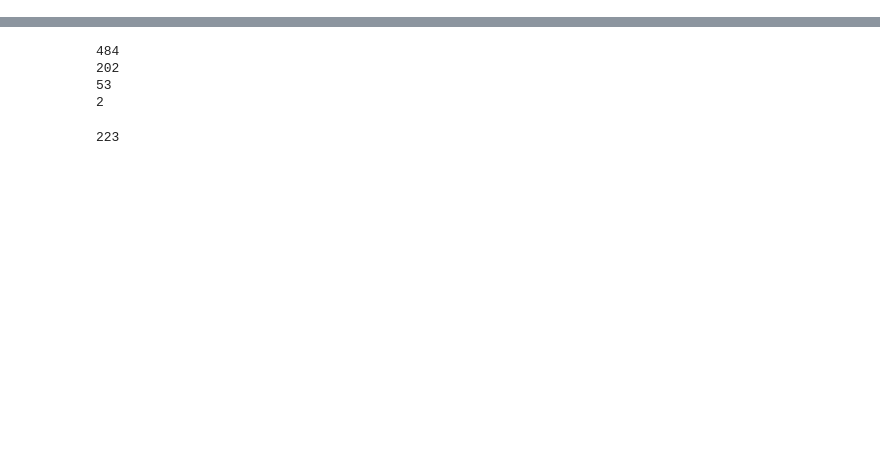
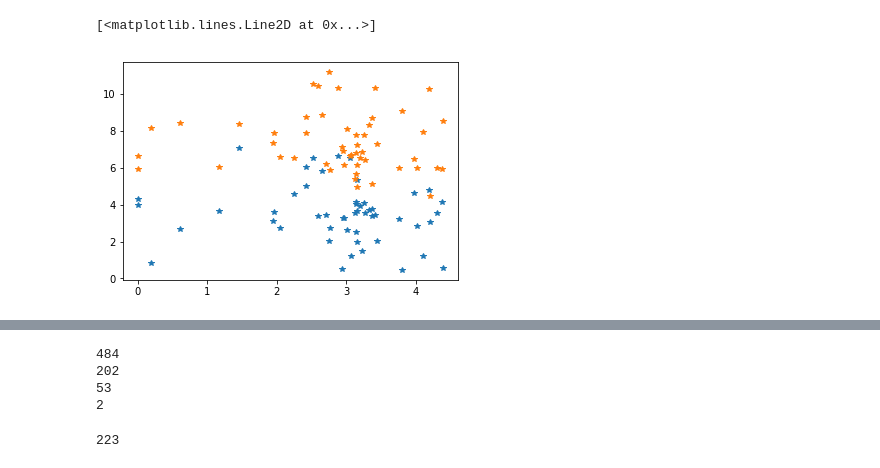
Before and after one commit to sstoikov/music-catalogs, a Jupyter notebook: models.ipynb, the cells around one changed output, grey strips where cells are left out. Saved outputs shown, nothing was run; the diff lists cells and outputs as text; code cells hidden in the pictures; blank space fills up the shorter version.

```diff
--- a/models.ipynb
+++ b/models.ipynb
@@ -29,0 +73,6 @@ print(len(data[data['type']=='10_year']))
+# %%
+plt.plot(quotes['Time past'],quotes['buyNowPriceMultiple']/quotes['buyNowPrice']*quotes['latest offer'], '*')
+plt.plot(quotes['Time past'],quotes['buyNowPriceMultiple'], '*')
+# %% [output]
+[<matplotlib.lines.Line2D at 0x...>]
+[figure, added]
```
Also changed, not shown: parts of 32 cells of this notebook.
